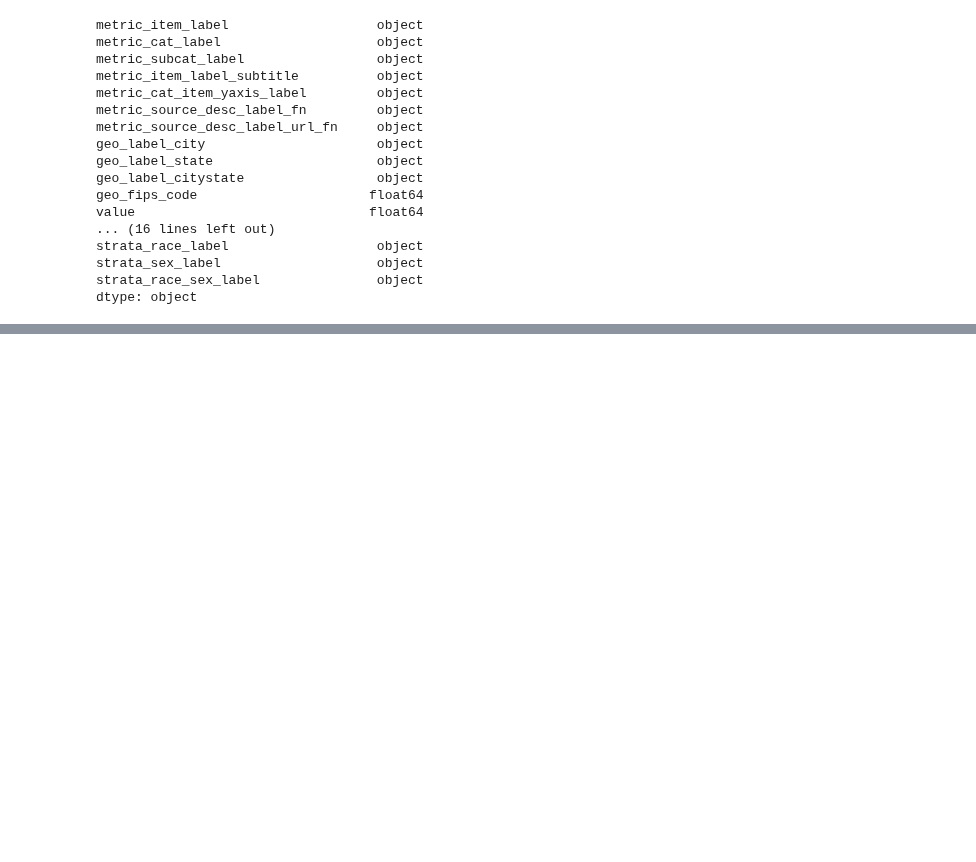
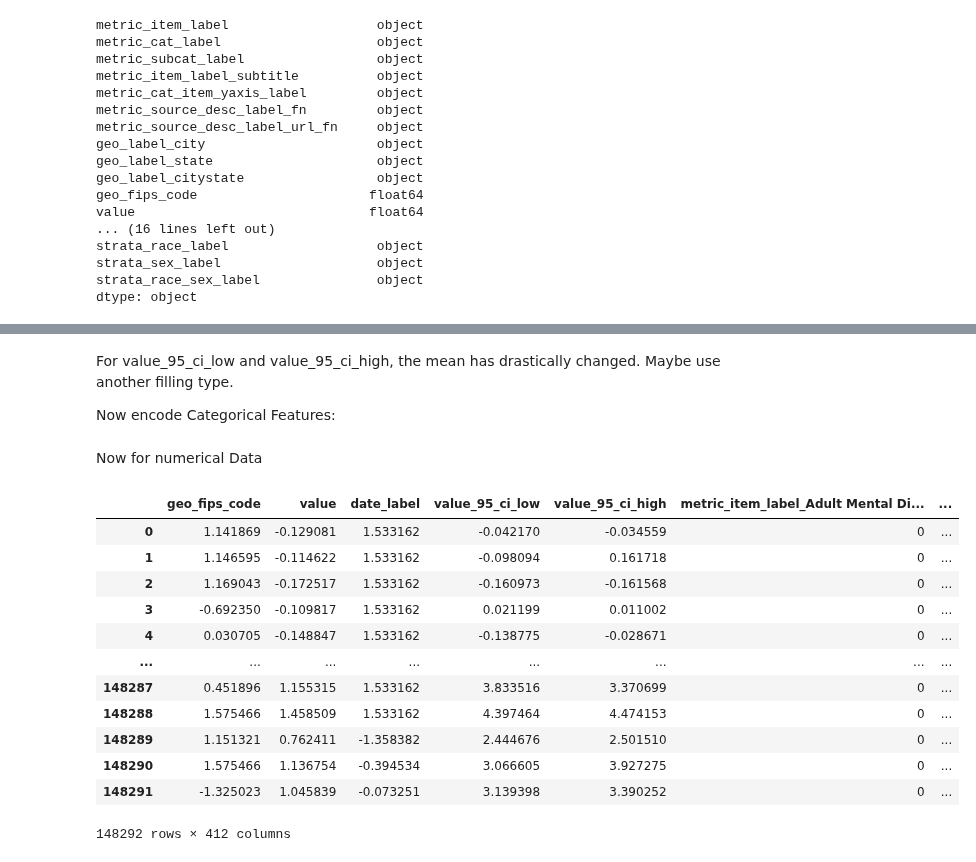
Before and after one commit to kohlerch/G4C-Project, a Jupyter notebook: Project/big-cities-health/PreProcessing.ipynb, the cells around one changed output, grey strips where cells are left out. Saved outputs shown, nothing was run; the diff lists cells and outputs as text; code cells hidden in the pictures; blank space fills up the shorter version.

```diff
--- a/Project/big-cities-health/PreProcessing.ipynb
+++ b/Project/big-cities-health/PreProcessing.ipynb
@@ -47,0 +103,4 @@ ax.legend(loc='center left', bbox_to_anchor=(1, 0.5))
+# %%
+num_features = data.select_dtypes(include=['float64', 'int64']).columns
+cat_features = data.select_dtypes(include=['object']).columns
+num_features, cat_features
@@ -47,0 +122,3 @@ ax.legend(loc='center left', bbox_to_anchor=(1, 0.5))
+# %%
+data[cat_features] = data[cat_features].fillna(data[cat_features].mode().iloc[0])
+data[num_features] = data[num_features].fillna(data[num_features].mode().iloc[0])
@@ -47,0 +139,4 @@ ax.legend(loc='center left', bbox_to_anchor=(1, 0.5))
+# %% [markdown]
+For value_95_ci_low and value_95_ci_high, the mean has drastically changed. Maybe use another filling type.
+
+Now encode Categorical Features:
@@ -47,0 +147,2 @@ ax.legend(loc='center left', bbox_to_anchor=(1, 0.5))
+# %% [markdown]
+Now for numerical Data
@@ -47,0 +153,16 @@ ax.legend(loc='center left', bbox_to_anchor=(1, 0.5))
+# %%
+data
+# %% [output]
+|  | geo_fips_code | value | date_label | value_95_ci_low | value_95_ci_high | metric_item_label_Adult Mental Di... | ... |
+| 0 | 1.141869 | -0.129081 | 1.533162 | -0.042170 | -0.034559 | 0 | ... |
+| 1 | 1.146595 | -0.114622 | 1.533162 | -0.098094 | 0.161718 | 0 | ... |
+| 2 | 1.169043 | -0.172517 | 1.533162 | -0.160973 | -0.161568 | 0 | ... |
+| 3 | -0.692350 | -0.109817 | 1.533162 | 0.021199 | 0.011002 | 0 | ... |
+| 4 | 0.030705 | -0.148847 | 1.533162 | -0.138775 | -0.028671 | 0 | ... |
+| ... | ... | ... | ... | ... | ... | ... | ... |
+| 148287 | 0.451896 | 1.155315 | 1.533162 | 3.833516 | 3.370699 | 0 | ... |
+| 148288 | 1.575466 | 1.458509 | 1.533162 | 4.397464 | 4.474153 | 0 | ... |
+| 148289 | 1.151321 | 0.762411 | -1.358382 | 2.444676 | 2.501510 | 0 | ... |
+| 148290 | 1.575466 | 1.136754 | -0.394534 | 3.066605 | 3.927275 | 0 | ... |
+| 148291 | -1.325023 | 1.045839 | -0.073251 | 3.139398 | 3.390252 | 0 | ... |
+148292 rows × 412 columns
```
Also changed, not shown: parts of 23 cells of this notebook.
